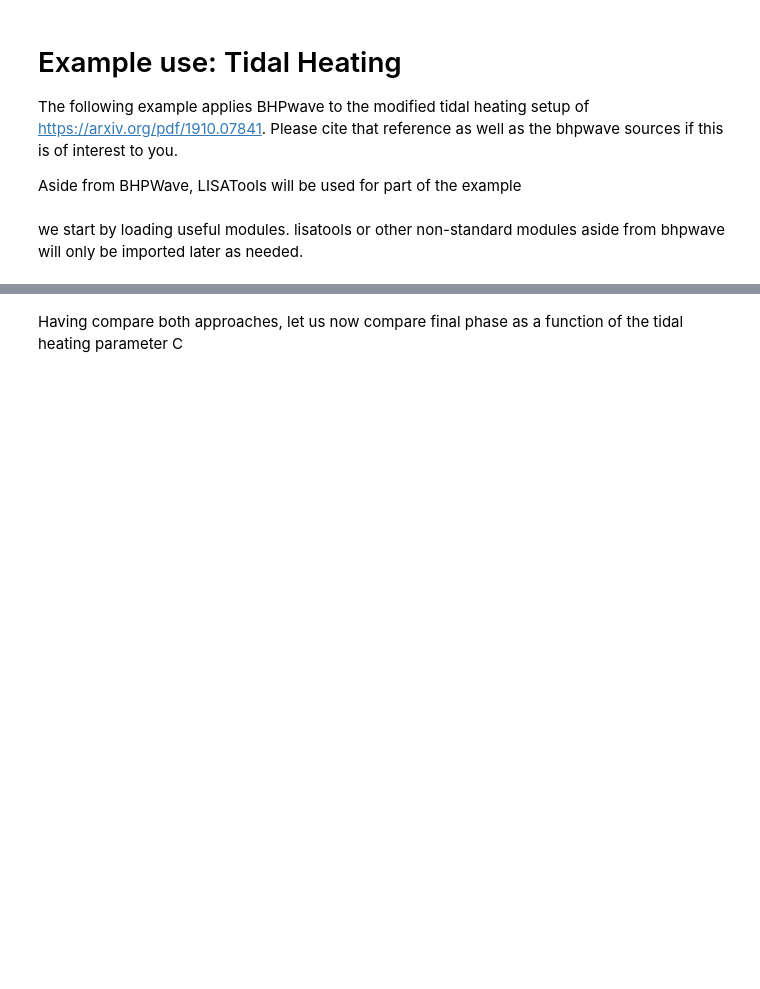
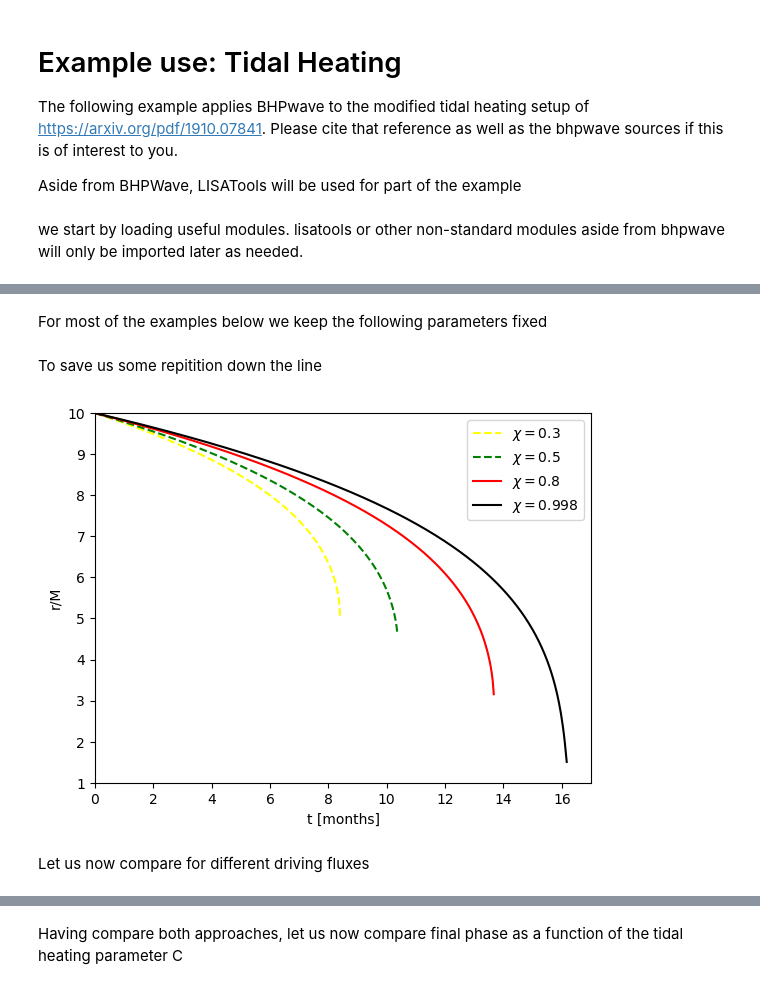
Before and after one commit to KwintenF/bhpwave, a Jupyter notebook: Example_Tidal_Heating.ipynb, the cells around one changed output, grey strips where cells are left out. Cells and saved outputs as stored; diff of their text form; code cells hidden in the pictures; blank space fills up the shorter version.

Commit message:
further streamlining tidal heating example but still work in progress

```diff
--- a/Example_Tidal_Heating.ipynb
+++ b/Example_Tidal_Heating.ipynb
@@ -332,0 +199,67 @@ plt.show()
+# %% [markdown]
+For most of the examples below we keep the following parameters fixed
+# %%
+M=10**6 #mass of the primary in solar masses
+mu=30 #secondary mass
+p0=10 #initial radius in solar mass
+dttraj = 60.0*60.0*24  # time steps in seconds
+dt=dttraj
+T = 1.5  # waveform duration in years
+
+Ctest=1 #example tidal heating parameter
+# %% [markdown]
+To save us some repitition down the line
+# %%
+def inspirals_for_arange(a,inspiral_gen,args=[]):
+    inspirals=list()
+    for aa in a:
+        inspiral = inspiral_gen(M,mu,aa,p0,dt,T,*args)
+        inspirals.append(inspiral)
+    return (a, inspirals)
+# %%
+avalues = [0.3,0.5,0.8,0.998]
+inspirals_GR = inspirals_for_arange(avalues,inspiral_gen_GR)[1]
+# %%
+#remark output time in solar masses
+labellist=[f'$\\chi = {aa}$' for aa in avalues]
+stylelist=['' for ll in labellist]
+colorlist=['' for ll in labellist]
+
+
+#for easy comparison with https://arxiv.org/pdf/1910.07841
+if len(stylelist)>3:
+    stylelist[0]='dashed'
+    stylelist[1]='dashed'
+    stylelist[2]='-'
+    stylelist[3]='-'
+
+if len(colorlist)>3:
+    colorlist[0]='yellow'
+    colorlist[1]='green'
+    colorlist[2]='red'
+    colorlist[3]='black'
+
+xmin = 0
+xmax = 17
+ymin= 1
+ymax= 10
+
+ax = plt.gca()
+ii=0
+for insp in inspirals_GR:
+
+    itime=insp.time
+    iradius=insp.radius
+
+    ax.plot(Modot_GC1_to_S*M*itime/60./60./24./30.,iradius,label=labellist[ii],color=colorlist[ii],linestyle=stylelist[ii])
+    plt.xlabel("t [months]")
+    plt.ylabel("r/M")
+    ii=ii+1
+ax.set_xlim([xmin, xmax])
+ax.set_ylim([ymin, ymax])
+ax.legend()
+plt.show()
+# %% [output]
+[figure, added]
+# %% [markdown]
+Let us now compare for different driving fluxes
```
Also changed, not shown: parts of 125 cells of this notebook, 1 other file.
